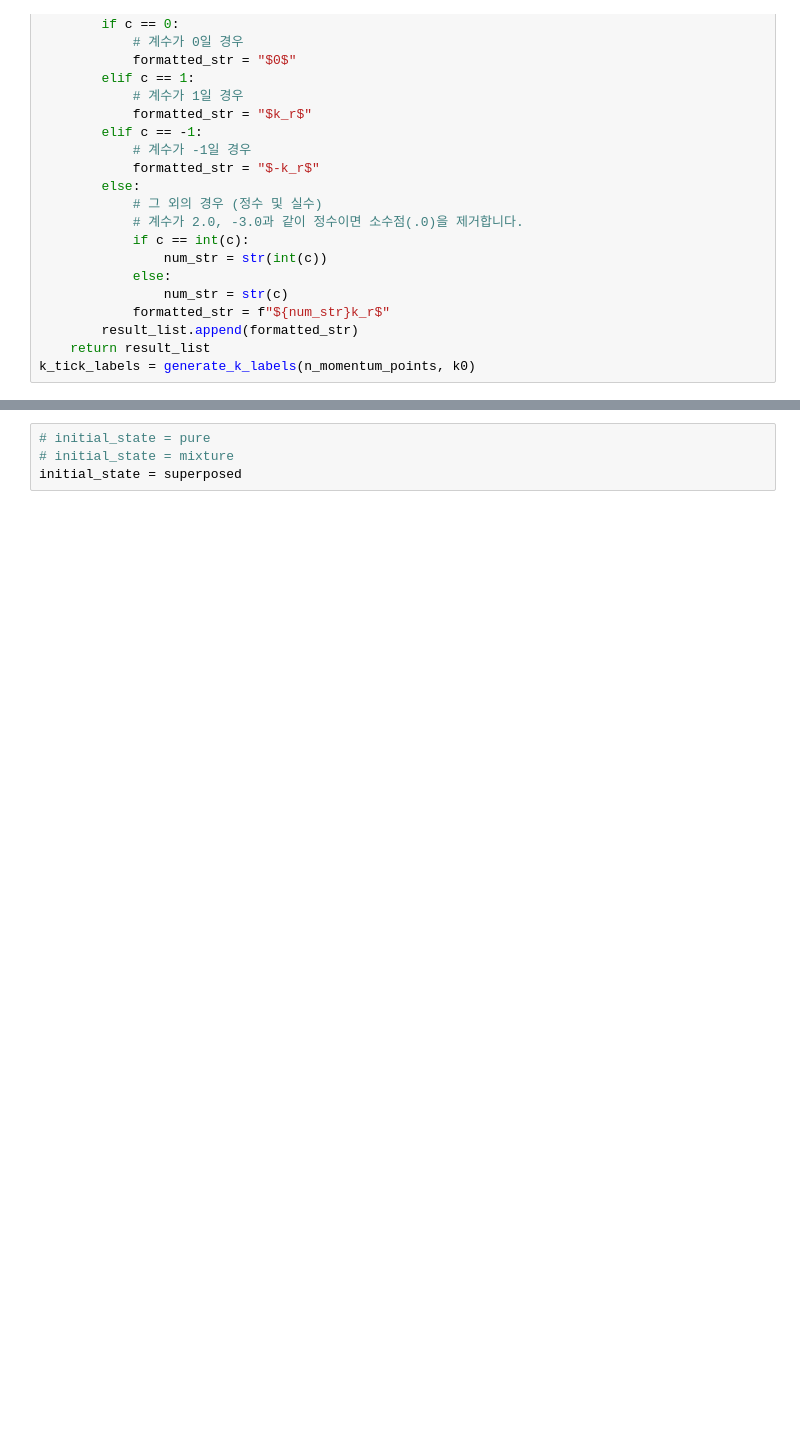
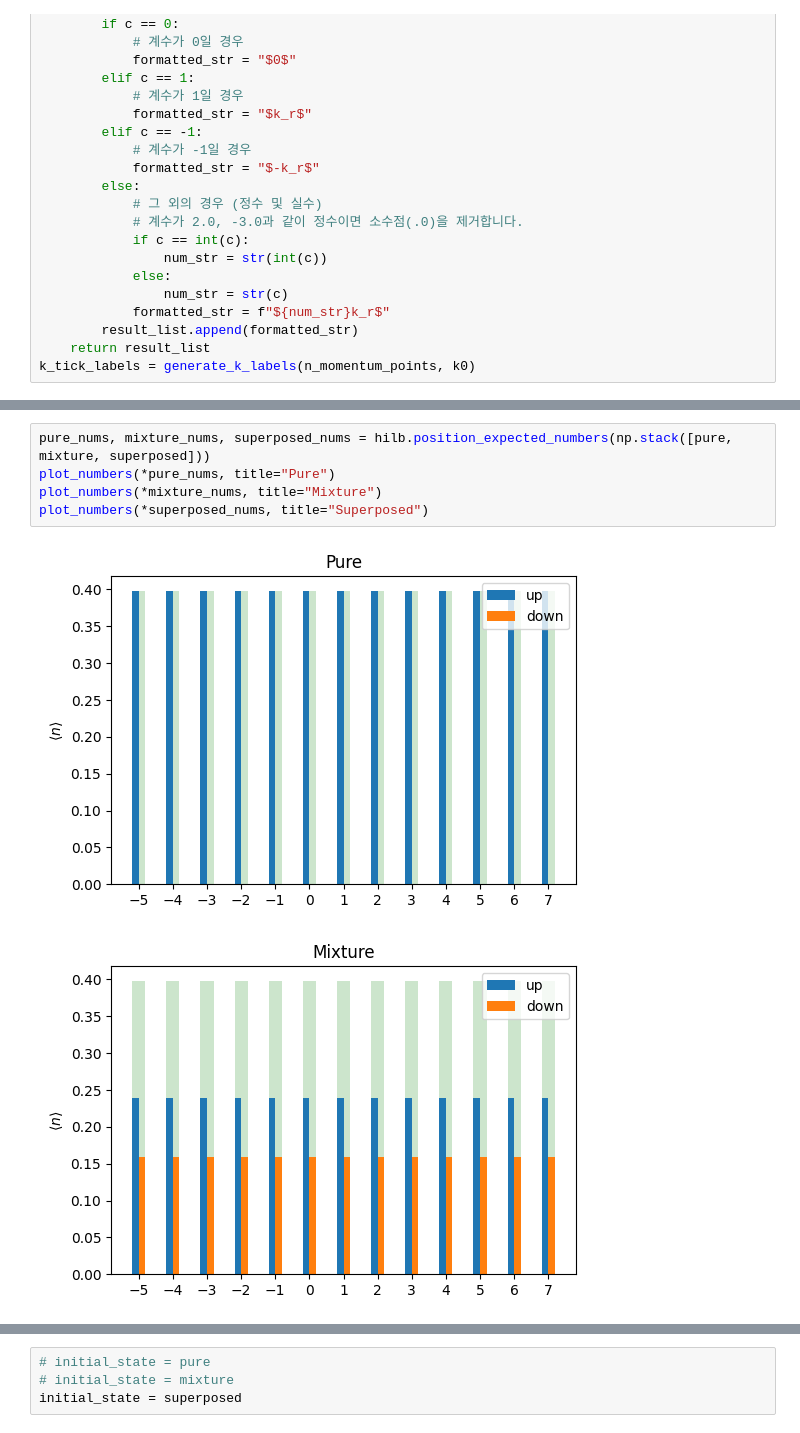
Before and after one commit to pco0511/yb-soc-two-body-loss, a Jupyter notebook: scripts/qjm_test.ipynb, the cells around one changed output, grey strips where cells are left out. Drawn from its saved outputs; the diff is of its cells as text; blank space fills up the shorter version.

```diff
--- a/scripts/qjm_test.ipynb
+++ b/scripts/qjm_test.ipynb
@@ -194,0 +191,8 @@ plot_numbers(pure_numbers_up, pure_numbers_down, tick_labels=k_tick_labels)
+# %%
+pure_nums, mixture_nums, superposed_nums = hilb.position_expected_numbers(np.stack([pure, mixture, superposed]))
+plot_numbers(*pure_nums, title="Pure")
+plot_numbers(*mixture_nums, title="Mixture")
+plot_numbers(*superposed_nums, title="Superposed")
+# %% [output]
+[figure, added]
+[figure, added]
```
Also changed, not shown: parts of 10 cells of this notebook, 1 other file.
